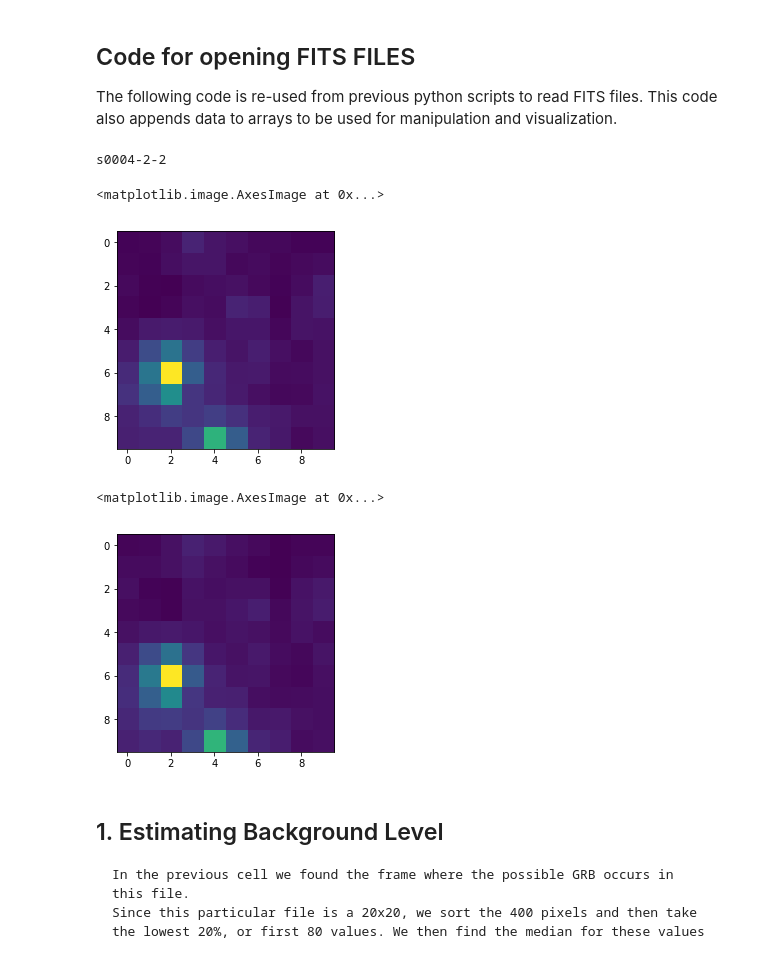
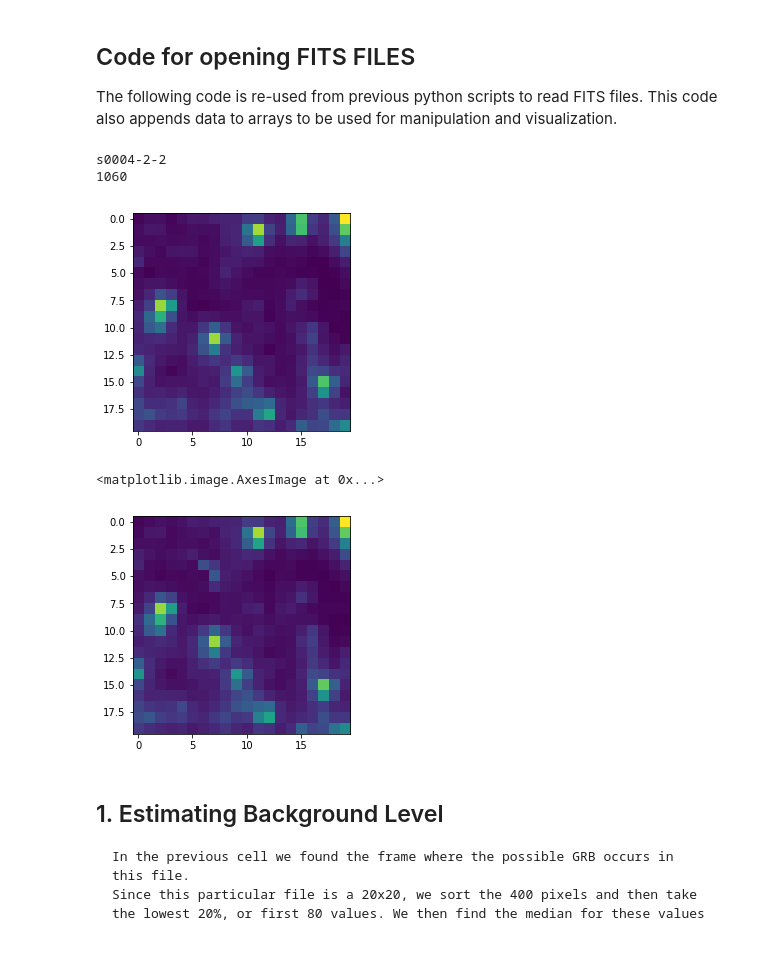
Before and after one commit to DresselAdam/GRB-Background-Analysis, a Jupyter notebook: Background_GRB.ipynb, the cells around one changed output. Drawn from its saved outputs; the diff is of its cells as text; code cells hidden in the pictures.

```diff
--- a/Background_GRB.ipynb
+++ b/Background_GRB.ipynb
@@ -42,37 +42,38 @@ This code also appends data to arrays to be used for manipulation and visualizat
 # %%
 #function for opening fits file and getting header and pixel data
 def read_fits_file(target_file):
     tess_file = fits.open(target_file)
     header_data = tess_file[1].header
     check_data = tess_file[1].data
     tess_file.close()
     # Converts flux values to an array.
     pixel_data = np.asarray(check_data)
     return (header_data, pixel_data, check_data)
 
-input_file ='./Candidate_GRBs/astrocut_56.795_-29.332_10x10px/tess-s0004-2-2_56.795000_-29.332000_10x10_astrocut.fits'
+input_file ='./Candidate_GRBs/astrocut_56.795_-29.332_20x20px/tess-s0004-2-2_56.795000_-29.332000_20x20_astrocut.fits'
 # step 1: read in the data
 
 header, pixels, check = read_fits_file(input_file)
 
 # Sector, camera and ccd value for fits file
 sec_data = re.findall('s\d\d\d\d-\d-\d',input_file)[0]
 print(sec_data)
 
 #THe flux values of the GRB frame
-GRB_frame = np.stack(pixels['FLUX'][162])
-GRB_post_flash = np.stack(pixels['FLUX'][163])
+GRB_frame = np.stack(pixels['FLUX'][512])
+GRB_post_flash = np.stack(pixels['FLUX'][513])
 GRB_pre_flash = np.stack(pixels['FLUX'][161])
 plt.imshow(GRB_post_flash)
+print(len(pixels['FLUX']))
 # %% [output]
 s0004-2-2
+1060
-<matplotlib.image.AxesImage at 0x...>
-[figure, old version]
+[figure, new version]
 # %%
 plt.imshow(GRB_frame)
 # %% [output]
 <matplotlib.image.AxesImage at 0x...>
-[figure, old version]
+[figure, new version]
 # %% [markdown]
 ## 1. Estimating Background Level
     In the previous cell we found the frame where the possible GRB occurs in this file.
```
Also changed, not shown: parts of 22 cells of this notebook, 59 other files.
